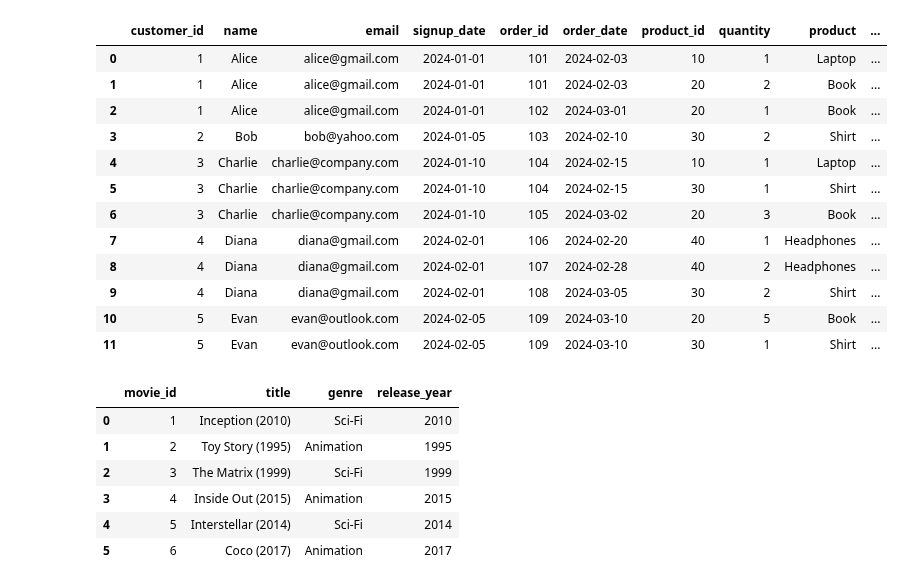
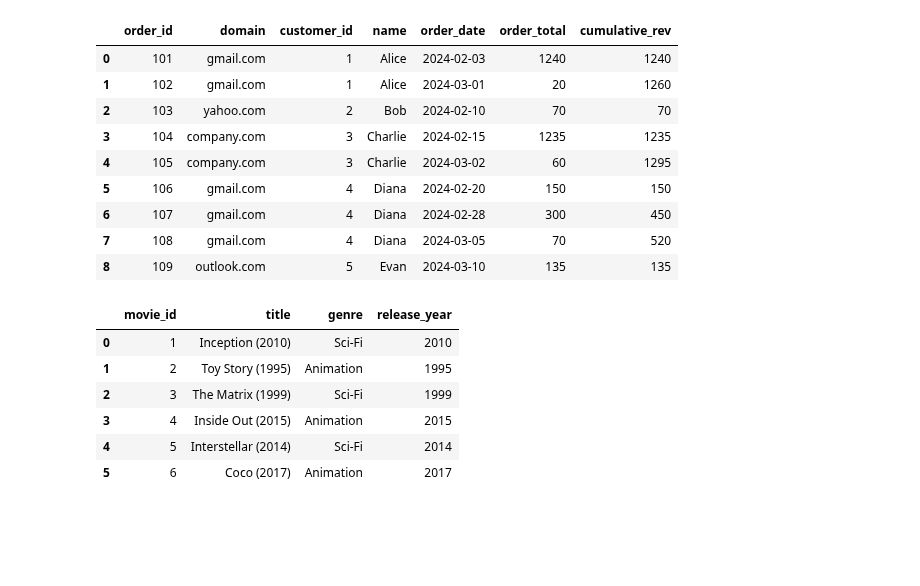
Before and after one commit to edmiller824/sf_tech, a Jupyter notebook: reps.ipynb, the cells around one changed output. Drawn from its saved outputs; the diff is of its cells as text; code cells hidden in the pictures; blank space fills up the shorter version.

Commit message:
pandas practice: merges and aggregations and filters

```diff
--- a/reps.ipynb
+++ b/reps.ipynb
@@ -48,58 +123,57 @@ merged_olp = merged_ol.merge(products, how='inner', on='product_id')
 merged_olp['order_value'] = merged_olp['quantity'] * merged_olp['unit_price']
 # merged_olp.groupby('order_id', as_index=False).agg(rev_per_order=('order_value', 'sum'))
 
 # 2.	Monthly revenue: total revenue per calendar month (YYYY‑MM), sorted descending.
 merged_olp['order_month'] = merged_olp['order_date'].dt.to_period('M').astype(str)
 monthly_rev = merged_olp.groupby('order_month', as_index=False).agg(total_revenue = ('order_value', 'sum')).sort_values(by='total_revenue', ascending=False)
 # monthly_rev
 
 # 3.	Top 2 products by revenue within each category (tie‑safe rank).
 merged_olp['rank'] = merged_olp.groupby(['category'], group_keys=False)['order_value'].rank(ascending=False, method='first')
 top_2 = merged_olp[merged_olp['rank'] >= 2]
 
 
 # # 4.	Customer LTV: total revenue per customer; list the top 3 customers by LTV with their first order date.
 merged = customers.merge(merged_olp, how='left', on='customer_id')
 top_cust = (merged.groupby(['customer_id', 'name'], as_index=False)
             .agg(tot_rev=('order_value', 'sum'), first_order=('order_date', 'min'))
             .nlargest(3, 'tot_rev')
             )
 
 # 5.	Average order value (AOV) by email domain (use a list comprehension to extract domain from email).
 
-get total for each order...then get average
+# get total for each order...then get average
 merged['domain'] = [x.split('@')[-1] for x in merged['email']]
-domain_order = merged.groupby('domain', as_index=False).agg(avg_order_value=('order_value', 'mean'))
-# domain_order
-merged
+order_df = merged.groupby(['order_id', 'domain', 'customer_id', 'name', 'order_date'], as_index=False).agg(order_total=('order_value', 'sum'))
+avg_order_value = order_df.groupby('domain', as_index=False).agg(avg_order_value=('order_total', 'mean'))
 
 
+# 6.	Repeat rate: percentage of customers with ≥2 orders.
+customer_totals = order_df.groupby(['customer_id', 'name'], as_index=False).agg(total_orders=('order_id', 'nunique'))
+repeat_customers = len(customer_totals[customer_totals['total_orders'] >= 2])
 
-# # 6.	Repeat rate: percentage of customers with ≥2 orders.
-# cust_grouped = merged.groupby('customer_id', as_index=False).agg(order_count=('order_id', 'count'))
-# repeat_raw = len(cust_grouped[cust_grouped['order_count'] >= 2]) / merged['customer_id'].nunique()
-# repeat_percent = "{:.2%}".format(repeat_raw)
+repeat_raw = repeat_customers / merged['customer_id'].nunique()
+repeat_percent = "{:.2%}".format(repeat_raw)
+repeat_percent
 
-# # 7.	Category mix per month: a pivot showing monthly revenue by category with a “Total” column.
-# category_mix = pd.pivot_table(merged_olp, columns='category', index='order_month', values='order_value', aggfunc='sum', margins=True, margins_name='Total').fillna(0)
+# 7.	Category mix per month: a pivot showing monthly revenue by category with a “Total” column.
+category_mix = pd.pivot_table(merged_olp, columns='category', index='order_month', values='order_value', aggfunc='sum', margins=True, margins_name='Total').fillna(0)
 
 # # 8.	Bonus (window): for each customer, compute a running cumulative revenue over time (by order_date).
-# merged = merged.sort_values(by=['customer_id', 'order_date']).reset_index(drop=True)
-# merged['cumulative_rev'] = merged.groupby('customer_id')['order_value'].cumsum(axis=0)
+order_df = order_df.sort_values(by=['customer_id', 'order_date']).reset_index(drop=True)
+order_df['cumulative_rev'] = order_df.groupby('customer_id')['order_total'].cumsum(axis=0)
+order_df
 # %% [output]
-|  | customer_id | name | email | signup_date | order_id | order_date | product_id | quantity | product | ... |
-| 0 | 1 | Alice | alice@gmail.com | 2024-01-01 | 101 | 2024-02-03 | 10 | 1 | Laptop | ... |
-| 1 | 1 | Alice | alice@gmail.com | 2024-01-01 | 101 | 2024-02-03 | 20 | 2 | Book | ... |
-| 2 | 1 | Alice | alice@gmail.com | 2024-01-01 | 102 | 2024-03-01 | 20 | 1 | Book | ... |
-| 3 | 2 | Bob | bob@yahoo.com | 2024-01-05 | 103 | 2024-02-10 | 30 | 2 | Shirt | ... |
-| 4 | 3 | Charlie | charlie@company.com | 2024-01-10 | 104 | 2024-02-15 | 10 | 1 | Laptop | ... |
-| 5 | 3 | Charlie | charlie@company.com | 2024-01-10 | 104 | 2024-02-15 | 30 | 1 | Shirt | ... |
-| 6 | 3 | Charlie | charlie@company.com | 2024-01-10 | 105 | 2024-03-02 | 20 | 3 | Book | ... |
-| 7 | 4 | Diana | diana@gmail.com | 2024-02-01 | 106 | 2024-02-20 | 40 | 1 | Headphones | ... |
-| 8 | 4 | Diana | diana@gmail.com | 2024-02-01 | 107 | 2024-02-28 | 40 | 2 | Headphones | ... |
-| 9 | 4 | Diana | diana@gmail.com | 2024-02-01 | 108 | 2024-03-05 | 30 | 2 | Shirt | ... |
-| 10 | 5 | Evan | evan@outlook.com | 2024-02-05 | 109 | 2024-03-10 | 20 | 5 | Book | ... |
-| 11 | 5 | Evan | evan@outlook.com | 2024-02-05 | 109 | 2024-03-10 | 30 | 1 | Shirt | ... |
+|  | order_id | domain | customer_id | name | order_date | order_total | cumulative_rev |
+| 0 | 101 | gmail.com | 1 | Alice | 2024-02-03 | 1240 | 1240 |
+| 1 | 102 | gmail.com | 1 | Alice | 2024-03-01 | 20 | 1260 |
+| 2 | 103 | yahoo.com | 2 | Bob | 2024-02-10 | 70 | 70 |
+| 3 | 104 | company.com | 3 | Charlie | 2024-02-15 | 1235 | 1235 |
+| 4 | 105 | company.com | 3 | Charlie | 2024-03-02 | 60 | 1295 |
+| 5 | 106 | gmail.com | 4 | Diana | 2024-02-20 | 150 | 150 |
+| 6 | 107 | gmail.com | 4 | Diana | 2024-02-28 | 300 | 450 |
+| 7 | 108 | gmail.com | 4 | Diana | 2024-03-05 | 70 | 520 |
+| 8 | 109 | outlook.com | 5 | Evan | 2024-03-10 | 135 | 135 |
 # %%
 """
 	1.	Average rating per movie (include count_ratings).
```
Also changed, not shown: parts of 1 cell of this notebook.
